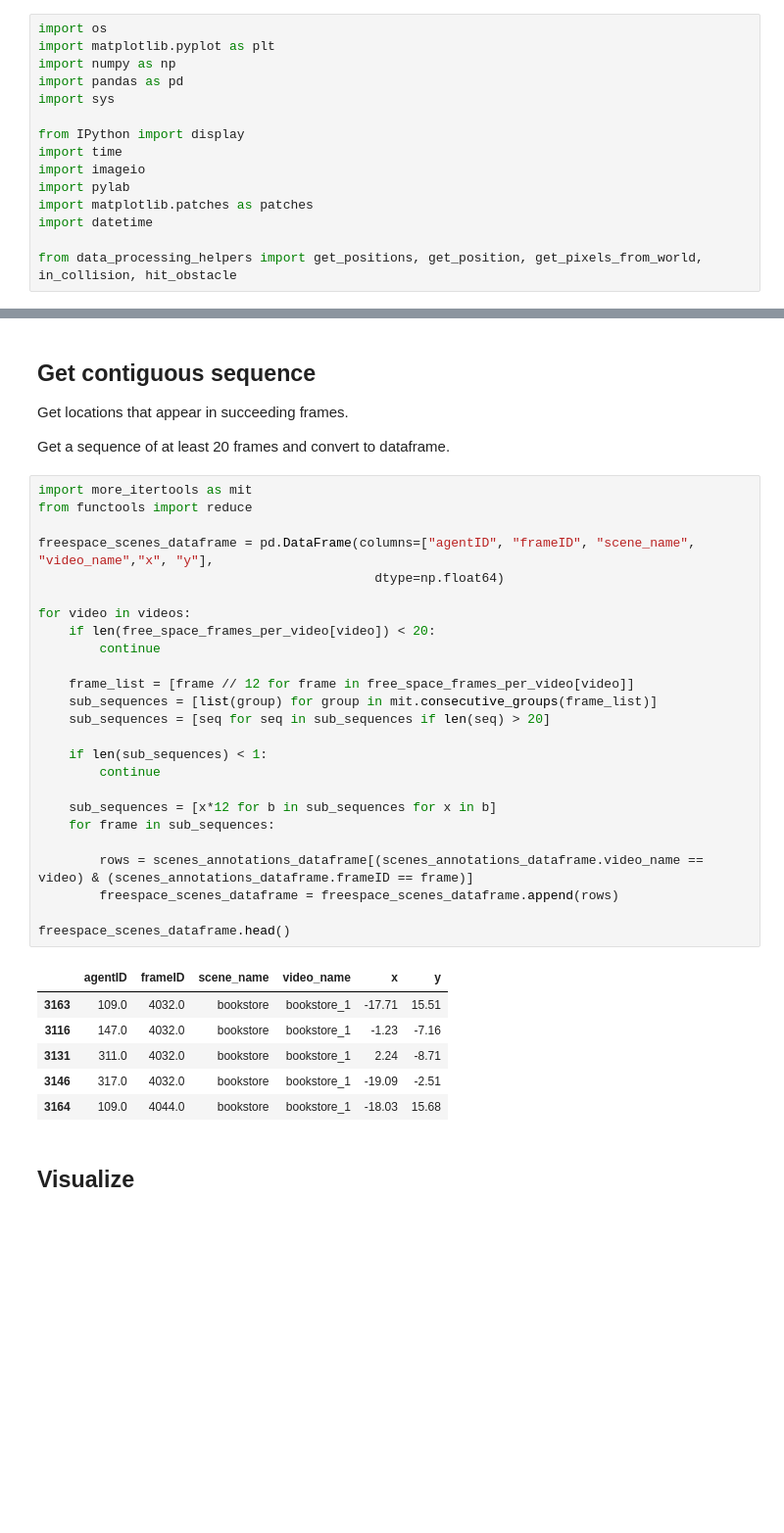
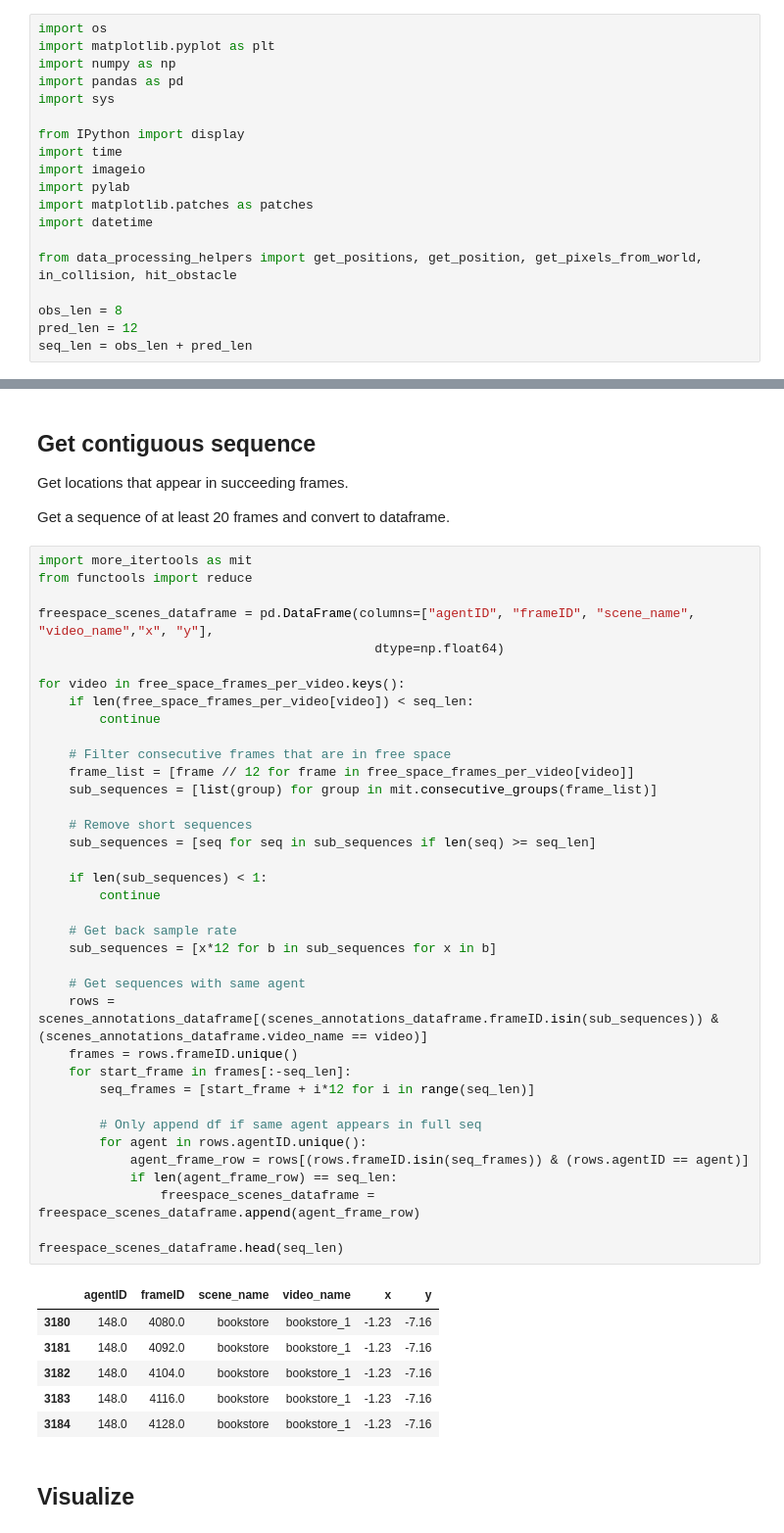
Before and after one commit to tessavdheiden/SafeCritic, a Jupyter notebook: scripts/data_processing/Model_Analysis.ipynb, the cells around one changed output, grey strips where cells are left out. Shown: that part at 98% size. Cells and saved outputs as stored; diff of their text form; blank space fills up the shorter version.

```diff
--- a/scripts/data_processing/Model_Analysis.ipynb
+++ b/scripts/data_processing/Model_Analysis.ipynb
@@ -15,6 +15,10 @@ import matplotlib.patches as patches
 import datetime
 
 from data_processing_helpers import get_positions, get_position, get_pixels_from_world, in_collision, hit_obstacle
+
+obs_len = 8
+pred_len = 12
+seq_len = obs_len + pred_len
 # %%
 root = '/home/q392358/Documents/FLORA/data/TRAJNET/trajnet/Training/'
 dataset_paths = [root + "train/", root + "test/"]
@@ -81,34 +92,46 @@ Get a sequence of at least 20 frames and convert to dataframe.
 # %%
 import more_itertools as mit
 from functools import reduce
 
 freespace_scenes_dataframe = pd.DataFrame(columns=["agentID", "frameID", "scene_name", "video_name","x", "y"],
                                             dtype=np.float64)
 
-for video in videos:
-    if len(free_space_frames_per_video[video]) < 20:
+for video in free_space_frames_per_video.keys():
+    if len(free_space_frames_per_video[video]) < seq_len:
         continue
 
+    # Filter consecutive frames that are in free space
     frame_list = [frame // 12 for frame in free_space_frames_per_video[video]]
     sub_sequences = [list(group) for group in mit.consecutive_groups(frame_list)]
-    sub_sequences = [seq for seq in sub_sequences if len(seq) > 20]
+
+    # Remove short sequences
+    sub_sequences = [seq for seq in sub_sequences if len(seq) >= seq_len]
 
     if len(sub_sequences) < 1:
         continue
 
+    # Get back sample rate
     sub_sequences = [x*12 for b in sub_sequences for x in b]
-    for frame in sub_sequences:
 
-        rows = scenes_annotations_dataframe[(scenes_annotations_dataframe.video_name == video) & (scenes_annotations_dataframe.frameID == frame)]
-        freespace_scenes_dataframe = freespace_scenes_dataframe.append(rows)
+    # Get sequences with same agent
+    rows = scenes_annotations_dataframe[(scenes_annotations_dataframe.frameID.isin(sub_sequences)) & (scenes_annotations_dataframe.video_name == video)]
+    frames = rows.frameID.unique()
+    for start_frame in frames[:-seq_len]:
+        seq_frames = [start_frame + i*12 for i in range(seq_len)]
 
-freespace_scenes_dataframe.head()
+        # Only append df if same agent appears in full seq
+        for agent in rows.agentID.unique():
+            agent_frame_row = rows[(rows.frameID.isin(seq_frames)) & (rows.agentID == agent)]
+            if len(agent_frame_row) == seq_len:
+                freespace_scenes_dataframe = freespace_scenes_dataframe.append(agent_frame_row)
+
+freespace_scenes_dataframe.head(seq_len)
 # %% [output]
 |  | agentID | frameID | scene_name | video_name | x | y |
-| 3163 | 109.0 | 4032.0 | bookstore | bookstore_1 | -17.71 | 15.51 |
-| 3116 | 147.0 | 4032.0 | bookstore | bookstore_1 | -1.23 | -7.16 |
-| 3131 | 311.0 | 4032.0 | bookstore | bookstore_1 | 2.24 | -8.71 |
-| 3146 | 317.0 | 4032.0 | bookstore | bookstore_1 | -19.09 | -2.51 |
-| 3164 | 109.0 | 4044.0 | bookstore | bookstore_1 | -18.03 | 15.68 |
+| 3180 | 148.0 | 4080.0 | bookstore | bookstore_1 | -1.23 | -7.16 |
+| 3181 | 148.0 | 4092.0 | bookstore | bookstore_1 | -1.23 | -7.16 |
+| 3182 | 148.0 | 4104.0 | bookstore | bookstore_1 | -1.23 | -7.16 |
+| 3183 | 148.0 | 4116.0 | bookstore | bookstore_1 | -1.23 | -7.16 |
+| 3184 | 148.0 | 4128.0 | bookstore | bookstore_1 | -1.23 | -7.16 |
 # %% [markdown]
 ## Visualize
```
Also changed, not shown: parts of 6 cells of this notebook.
